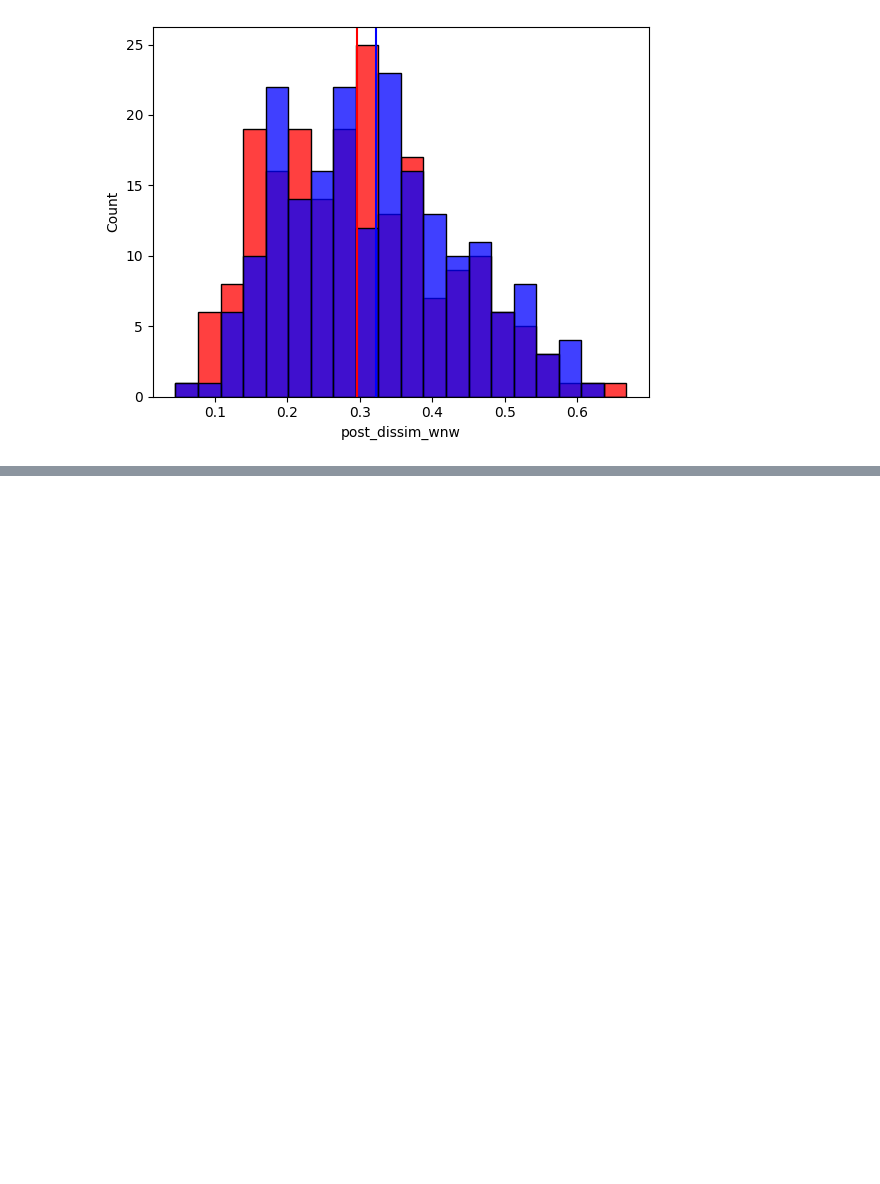
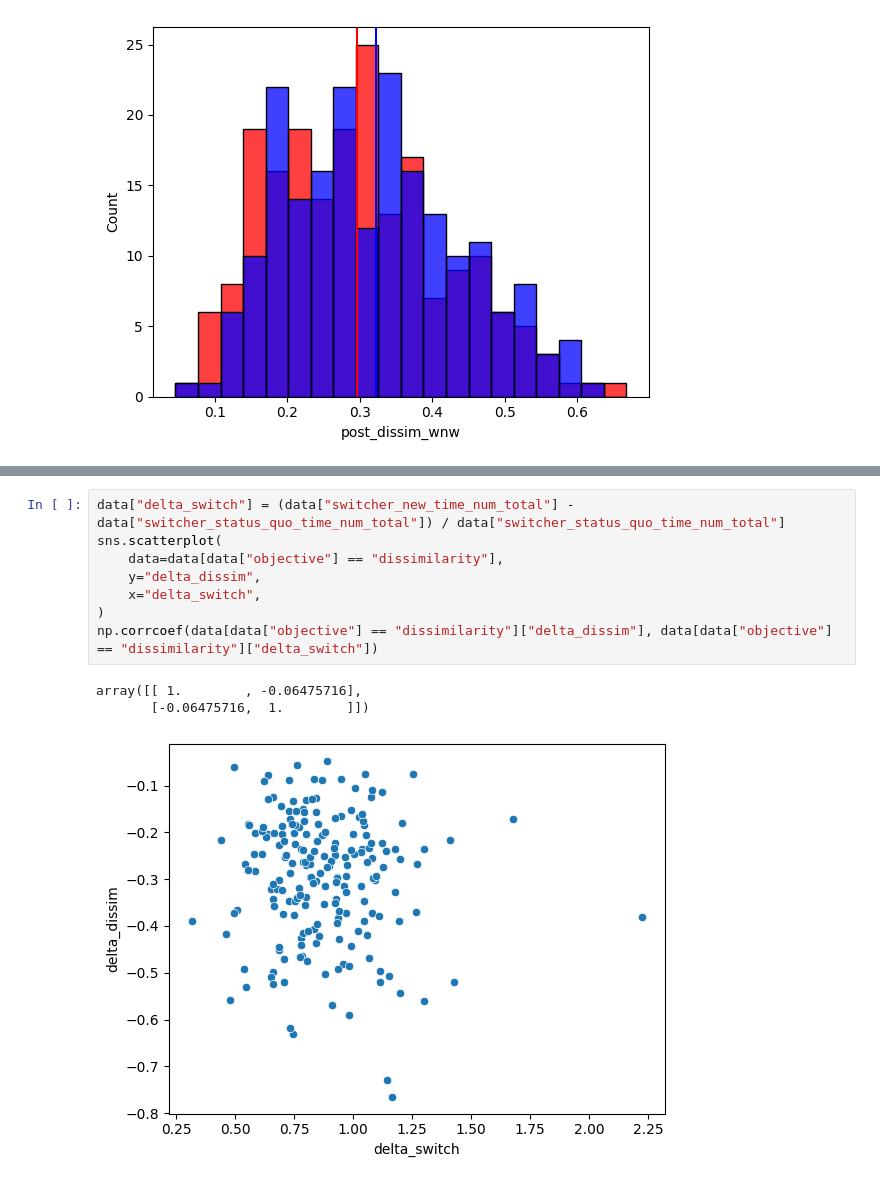
Before and after one commit to Plural-Connections/school-mergers-refactor, a Jupyter notebook: mergers_core/graph.ipynb, the cells around one changed output, grey strips where cells are left out. Saved outputs shown, nothing was run; the diff lists cells and outputs as text; blank space fills up the shorter version.

```diff
--- a/mergers_core/graph.ipynb
+++ b/mergers_core/graph.ipynb
@@ -131,0 +142,12 @@ add_the_hist(both, bins, "blue")
+# %%
+data["delta_switch"] = (data["switcher_new_time_num_total"] - data["switcher_status_quo_time_num_total"]) / data["switcher_status_quo_time_num_total"]
+sns.scatterplot(
+    data=data[data["objective"] == "dissimilarity"],
+    y="delta_dissim",
+    x="delta_switch",
+)
+np.corrcoef(data[data["objective"] == "dissimilarity"]["delta_dissim"], data[data["objective"] == "dissimilarity"]["delta_switch"])
+# %% [output]
+array([[ 1.        , -0.06475716],
+       [-0.06475716,  1.        ]])
+[figure, added]
```
Also changed, not shown: parts of 3 cells of this notebook.
